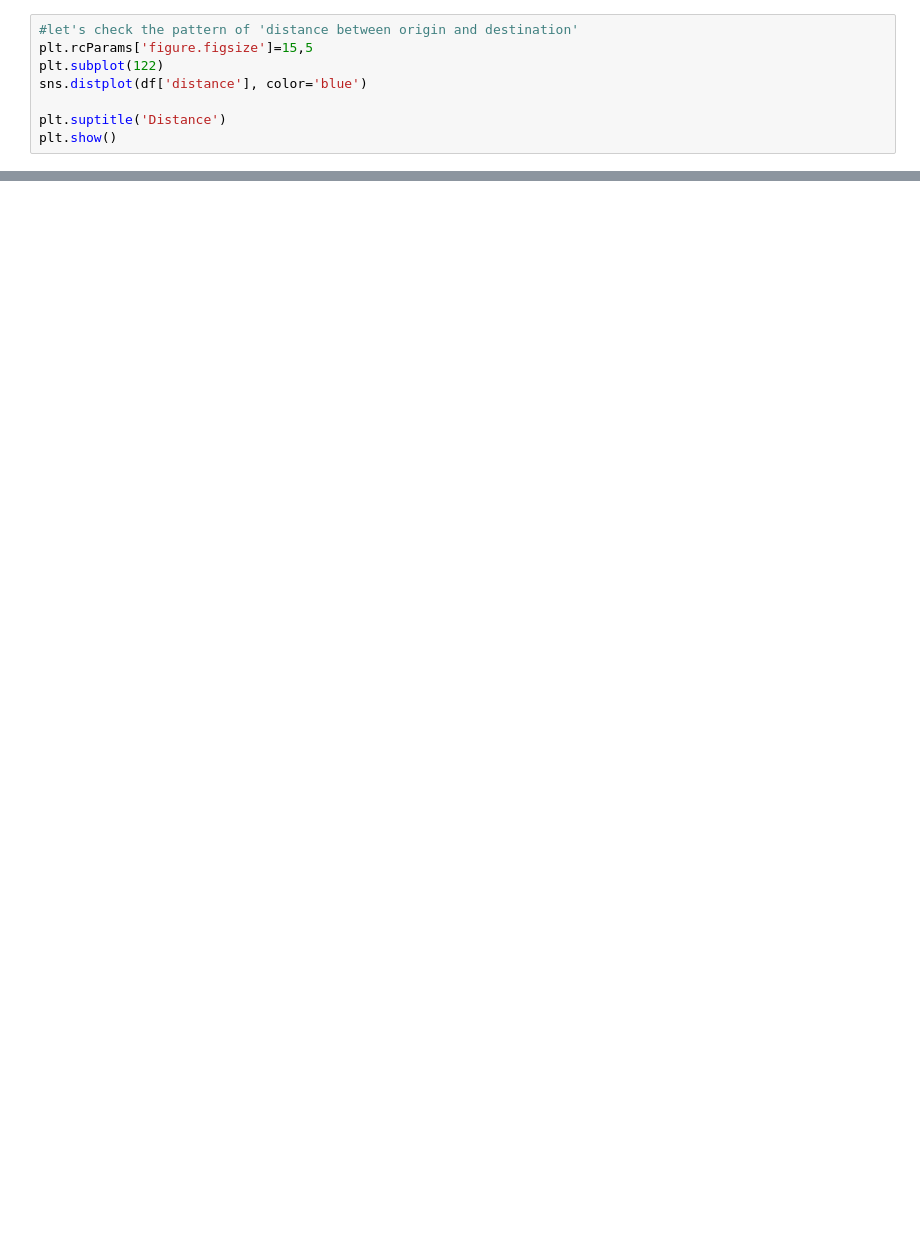
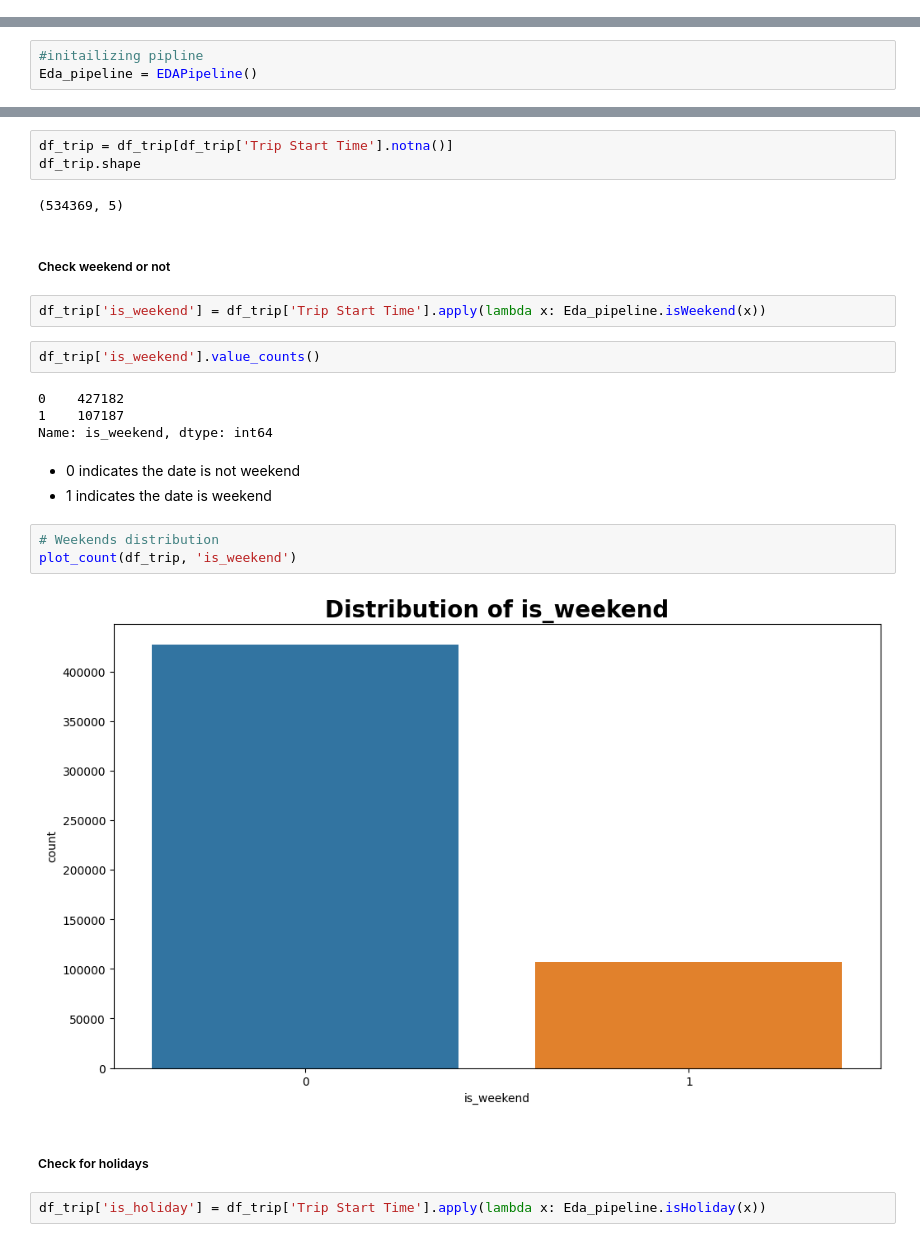
Before and after one commit to Yohanes-GR/Logistic-optimization-Causal-Inference, a Jupyter notebook: notebooks/EDA.ipynb, the cells around one changed output, grey strips where cells are left out. Saved outputs shown, nothing was run; the diff lists cells and outputs as text; blank space fills up the shorter version.

```diff
--- a/notebooks/EDA.ipynb
+++ b/notebooks/EDA.ipynb
@@ -343,8 +0,0 @@ df['distance']=df.apply(lambda x:distance.distance((x["Trip_Origin_lat"],x["Trip
-# %%
-#let's check the pattern of 'distance between origin and destination'
-plt.rcParams['figure.figsize']=15,5
-plt.subplot(122)
-sns.distplot(df['distance'], color='blue')
-
-plt.suptitle('Distance')
-plt.show()
@@ -368,0 +19,3 @@ df.to_csv("../data/Preprocessed_data.csv",index=False)
+# %%
+#initailizing pipline
+Eda_pipeline = EDAPipeline()
@@ -368,0 +49,27 @@ df.to_csv("../data/Preprocessed_data.csv",index=False)
+# %%
+df_trip = df_trip[df_trip['Trip Start Time'].notna()]
+df_trip.shape
+# %% [output]
+(534369, 5)
+# %% [markdown]
+##### Check weekend or not
+# %%
+df_trip['is_weekend'] = df_trip['Trip Start Time'].apply(lambda x: Eda_pipeline.isWeekend(x))
+# %%
+df_trip['is_weekend'].value_counts()
+# %% [output]
+0    427182
+1    107187
+Name: is_weekend, dtype: int64
+# %% [markdown]
+* 0 indicates the date is not weekend
+* 1 indicates the date is weekend
+# %%
+# Weekends distribution
+plot_count(df_trip, 'is_weekend')
+# %% [output]
+[figure, added]
+# %% [markdown]
+##### Check for holidays
+# %%
+df_trip['is_holiday'] = df_trip['Trip Start Time'].apply(lambda x: Eda_pipeline.isHoliday(x))
```
Also changed, not shown: parts of 78 cells of this notebook, 8 other files.
